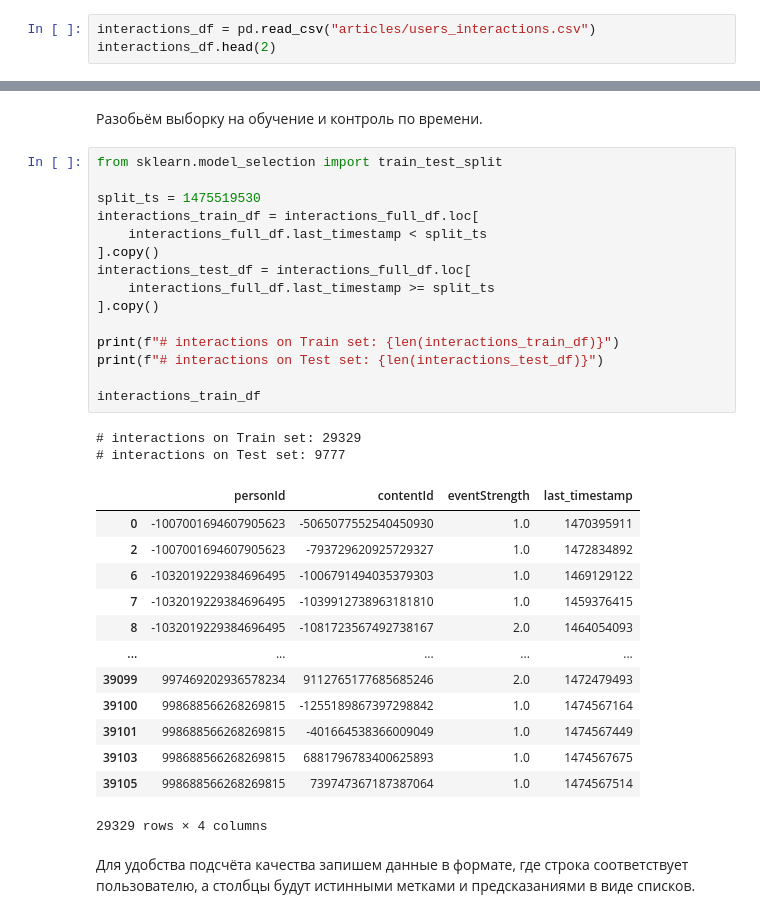
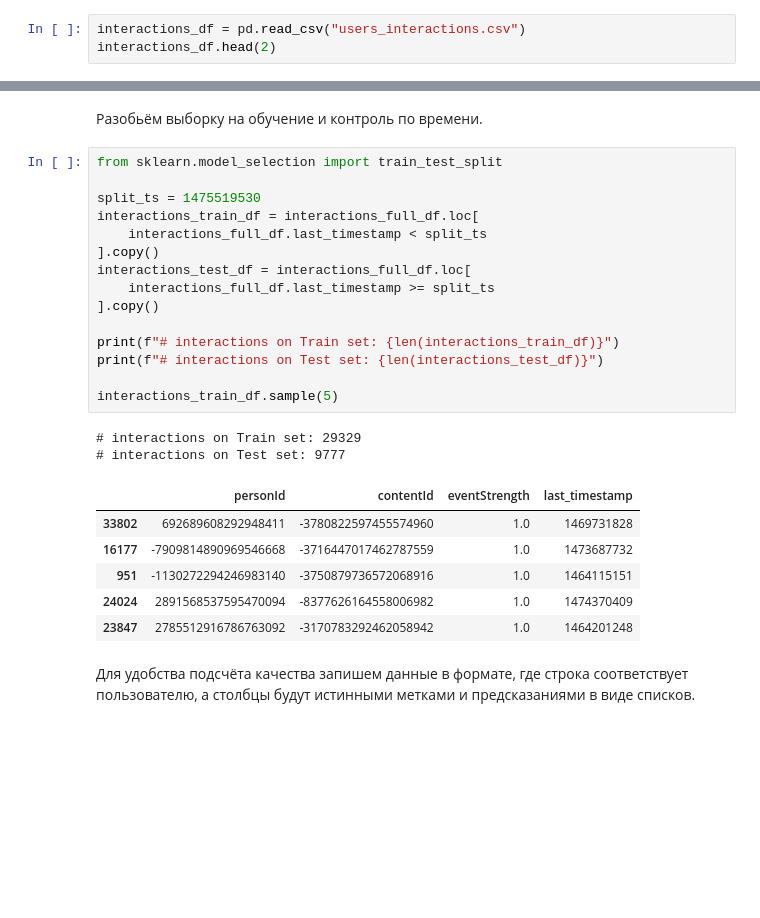
Before and after one commit to zhus-dika/rec_system_predictions, a Jupyter notebook: Hometask5_RecSys.ipynb, the cells around one changed output, grey strips where cells are left out. Saved outputs shown, nothing was run; the diff lists cells and outputs as text; blank space fills up the shorter version.

```diff
--- a/Hometask5_RecSys.ipynb
+++ b/Hometask5_RecSys.ipynb
@@ -38,7 +65,7 @@ articles_df.head(2)
 | 1 | 1459193988 | CONTENT SHARED | -4110354420726924665 | 4340306774493623681 | 8940341205206233829 | NaN | NaN | ... |
 | 2 | 1459194146 | CONTENT SHARED | -7292285110016212249 | 4340306774493623681 | 8940341205206233829 | NaN | NaN | ... |
 # %%
-interactions_df = pd.read_csv("articles/users_interactions.csv")
+interactions_df = pd.read_csv("users_interactions.csv")
 interactions_df.head(2)
 # %% [output]
 |  | timestamp | eventType | contentId | personId | sessionId | userAgent | userRegion | userCountry |
@@ -124,34 +151,27 @@ interactions_full_df.head(5)
 # %%
 from sklearn.model_selection import train_test_split
 
 split_ts = 1475519530
 interactions_train_df = interactions_full_df.loc[
     interactions_full_df.last_timestamp < split_ts
 ].copy()
 interactions_test_df = interactions_full_df.loc[
     interactions_full_df.last_timestamp >= split_ts
 ].copy()
 
 print(f"# interactions on Train set: {len(interactions_train_df)}")
 print(f"# interactions on Test set: {len(interactions_test_df)}")
 
-interactions_train_df
+interactions_train_df.sample(5)
 # %% [output]
 # interactions on Train set: 29329
 # interactions on Test set: 9777
 |  | personId | contentId | eventStrength | last_timestamp |
-| 0 | -1007001694607905623 | -5065077552540450930 | 1.0 | 1470395911 |
-| 2 | -1007001694607905623 | -793729620925729327 | 1.0 | 1472834892 |
-| 6 | -1032019229384696495 | -1006791494035379303 | 1.0 | 1469129122 |
-| 7 | -1032019229384696495 | -1039912738963181810 | 1.0 | 1459376415 |
-| 8 | -1032019229384696495 | -1081723567492738167 | 2.0 | 1464054093 |
-| ... | ... | ... | ... | ... |
-| 39099 | 997469202936578234 | 9112765177685685246 | 2.0 | 1472479493 |
-| 39100 | 998688566268269815 | -1255189867397298842 | 1.0 | 1474567164 |
-| 39101 | 998688566268269815 | -401664538366009049 | 1.0 | 1474567449 |
-| 39103 | 998688566268269815 | 6881796783400625893 | 1.0 | 1474567675 |
-| 39105 | 998688566268269815 | 739747367187387064 | 1.0 | 1474567514 |
+| 33802 | 692689608292948411 | -3780822597455574960 | 1.0 | 1469731828 |
+| 16177 | -7909814890969546668 | -3716447017462787559 | 1.0 | 1473687732 |
+| 951 | -1130272294246983140 | -3750879736572068916 | 1.0 | 1464115151 |
+| 24024 | 2891568537595470094 | -8377626164558006982 | 1.0 | 1474370409 |
+| 23847 | 2785512916786763092 | -3170783292462058942 | 1.0 | 1464201248 |
-29329 rows × 4 columns
 # %% [markdown]
 Для удобства подсчёта качества запишем данные в формате, где строка соответствует пользователю, а столбцы будут истинными метками и предсказаниями в виде списков.
 # %%
```
Also changed, not shown: parts of 30 cells of this notebook.
